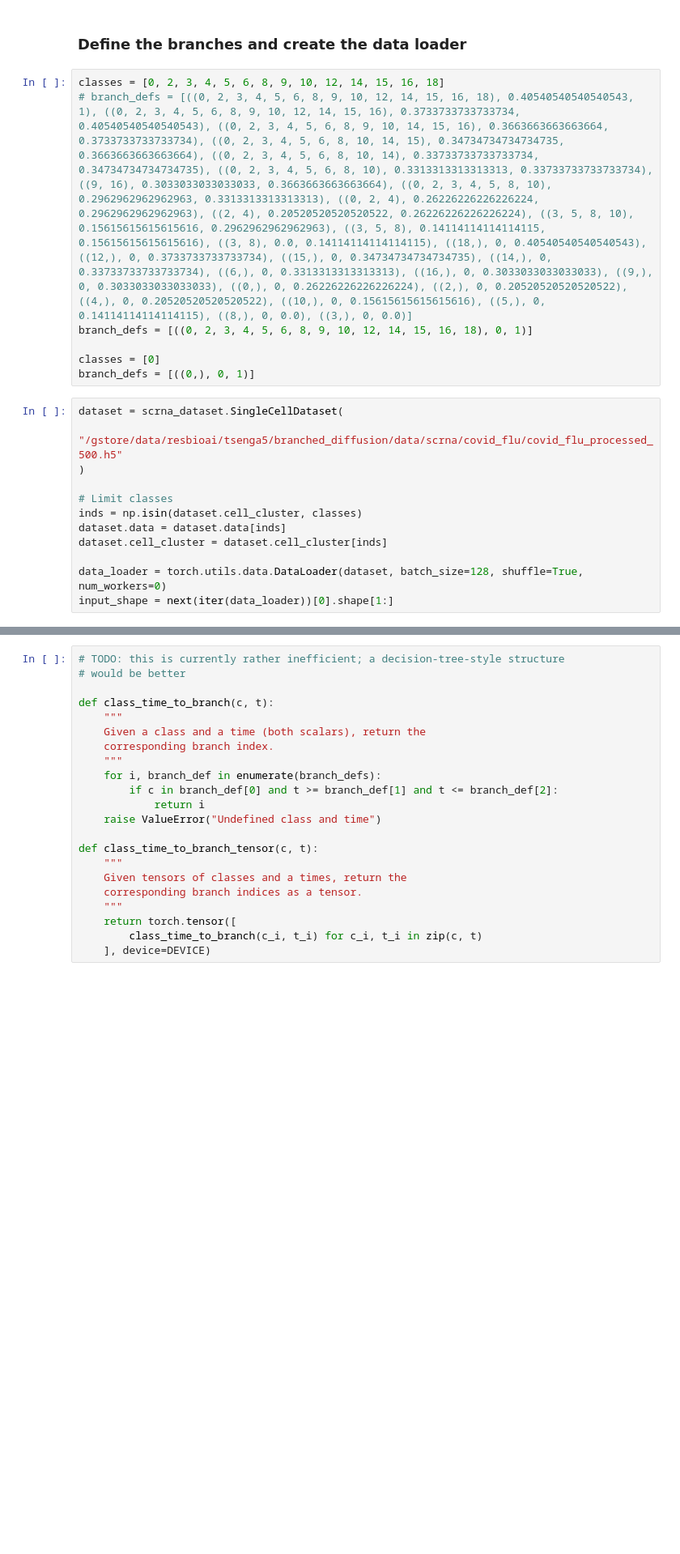
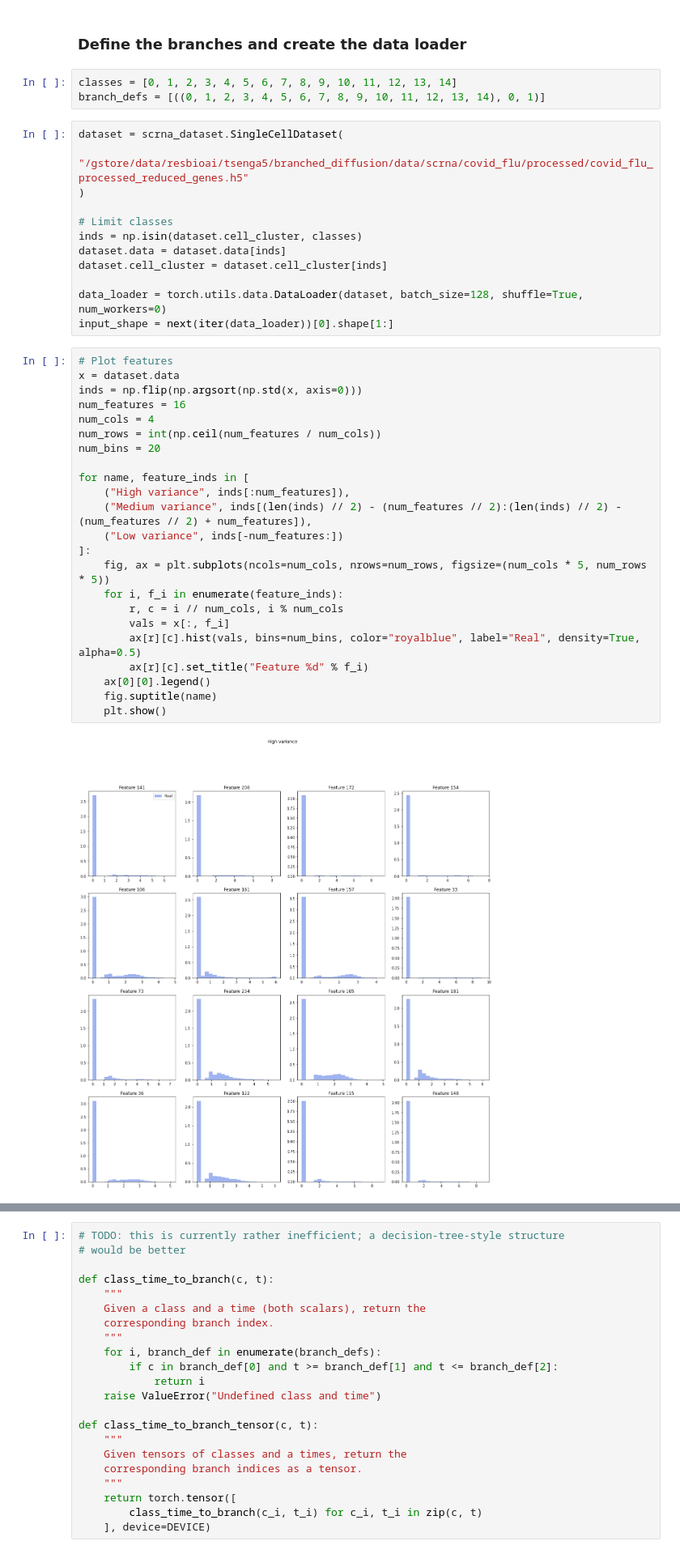
Before and after one commit to Genentech/branched-diffusion, a Jupyter notebook: notebooks/continuous_branched_scrna_covid_flu.ipynb, the cells around one changed output, grey strips where cells are left out. Shown at 81% size. Saved outputs shown, nothing was run; the diff lists cells and outputs as text; blank space fills up the shorter version.

Commit message:
Update scRNA pipeline and training
Better filtering, retaining of certain important genes, no mean
centering; use feature weights in training

```diff
--- a/notebooks/continuous_branched_scrna_covid_flu.ipynb
+++ b/notebooks/continuous_branched_scrna_covid_flu.ipynb
@@ -22,15 +22,11 @@ else:
 # %% [markdown]
 ### Define the branches and create the data loader
 # %%
-classes = [0, 2, 3, 4, 5, 6, 8, 9, 10, 12, 14, 15, 16, 18]
-# branch_defs = [((0, 2, 3, 4, 5, 6, 8, 9, 10, 12, 14, 15, 16, 18), 0.40540540540540543, 1), ((0, 2, 3, 4, 5, 6, 8, 9, 10, 12, 14, 15, 16), 0.3733733733733734, 0.40540540540540543), ((0, 2, 3, 4, 5, 6, 8, 9, 10, 14, 15, 16), 0.3663663663663664, 0.3733733733733734), ((0, 2, 3, 4, 5, 6, 8, 10, 14, 15), 0.34734734734734735, 0.3663663663663664), ((0, 2, 3, 4, 5, 6, 8, 10, 14), 0.33733733733733734, 0.34734734734734735), ((0, 2, 3, 4, 5, 6, 8, 10), 0.3313313313313313, 0.33733733733733734), ((9, 16), 0.3033033033033033, 0.3663663663663664), ((0, 2, 3, 4, 5, 8, 10), 0.2962962962962963, 0.3313313313313313), ((0, 2, 4), 0.26226226226226224, 0.2962962962962963), ((2, 4), 0.20520520520520522, 0.26226226226226224), ((3, 5, 8, 10), 0.15615615615615616, 0.2962962962962963), ((3, 5, 8), 0.14114114114114115, 0.15615615615615616), ((3, 8), 0.0, 0.14114114114114115), ((18,), 0, 0.40540540540540543), ((12,), 0, 0.3733733733733734), ((15,), 0, 0.34734734734734735), ((14,), 0, 0.33733733733733734), ((6,), 0, 0.3313313313313313), ((16,), 0, 0.3033033033033033), ((9,), 0, 0.3033033033033033), ((0,), 0, 0.26226226226226224), ((2,), 0, 0.20520520520520522), ((4,), 0, 0.20520520520520522), ((10,), 0, 0.15615615615615616), ((5,), 0, 0.14114114114114115), ((8,), 0, 0.0), ((3,), 0, 0.0)]
-branch_defs = [((0, 2, 3, 4, 5, 6, 8, 9, 10, 12, 14, 15, 16, 18), 0, 1)]
-
-classes = [0]
-branch_defs = [((0,), 0, 1)]
+classes = [0, 1, 2, 3, 4, 5, 6, 7, 8, 9, 10, 11, 12, 13, 14]
+branch_defs = [((0, 1, 2, 3, 4, 5, 6, 7, 8, 9, 10, 11, 12, 13, 14), 0, 1)]
 # %%
 dataset = scrna_dataset.SingleCellDataset(
-    "/gstore/data/resbioai/tsenga5/branched_diffusion/data/scrna/covid_flu/covid_flu_processed_500.h5"
+    "/gstore/data/resbioai/tsenga5/branched_diffusion/data/scrna/covid_flu/processed/covid_flu_processed_reduced_genes.h5"
 )
 
 # Limit classes
@@ -40,3 +36,28 @@ dataset.cell_cluster = dataset.cell_cluster[inds]
 
 data_loader = torch.utils.data.DataLoader(dataset, batch_size=128, shuffle=True, num_workers=0)
 input_shape = next(iter(data_loader))[0].shape[1:]
+# %%
+# Plot features
+x = dataset.data
+inds = np.flip(np.argsort(np.std(x, axis=0)))
+num_features = 16
+num_cols = 4
+num_rows = int(np.ceil(num_features / num_cols))
+num_bins = 20
+
+for name, feature_inds in [
+    ("High variance", inds[:num_features]),
+    ("Medium variance", inds[(len(inds) // 2) - (num_features // 2):(len(inds) // 2) - (num_features // 2) + num_features]),
+    ("Low variance", inds[-num_features:])
+]:
+    fig, ax = plt.subplots(ncols=num_cols, nrows=num_rows, figsize=(num_cols * 5, num_rows * 5))
+    for i, f_i in enumerate(feature_inds):
+        r, c = i // num_cols, i % num_cols
+        vals = x[:, f_i]
+        ax[r][c].hist(vals, bins=num_bins, color="royalblue", label="Real", density=True, alpha=0.5)
+        ax[r][c].set_title("Feature %d" % f_i)
+    ax[0][0].legend()
+    fig.suptitle(name)
+    plt.show()
+# %% [output]
+[figure, added]
```
Also changed, not shown: parts of 7 cells of this notebook, 3 other files.
